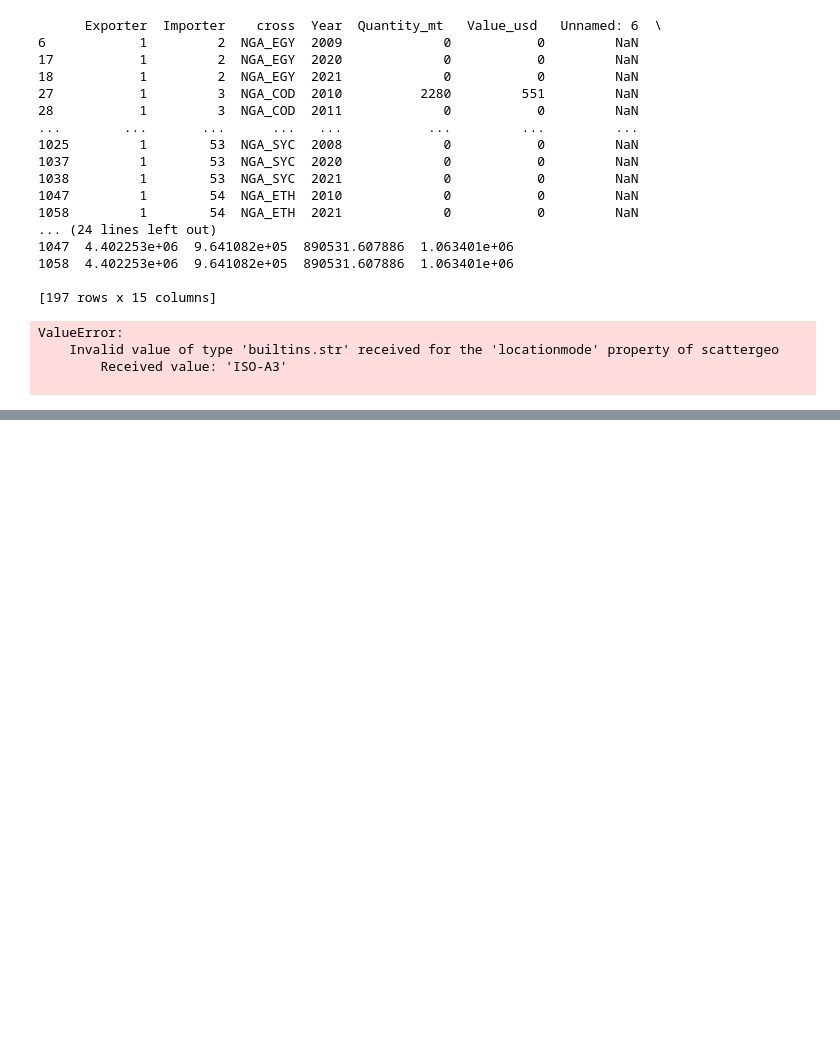
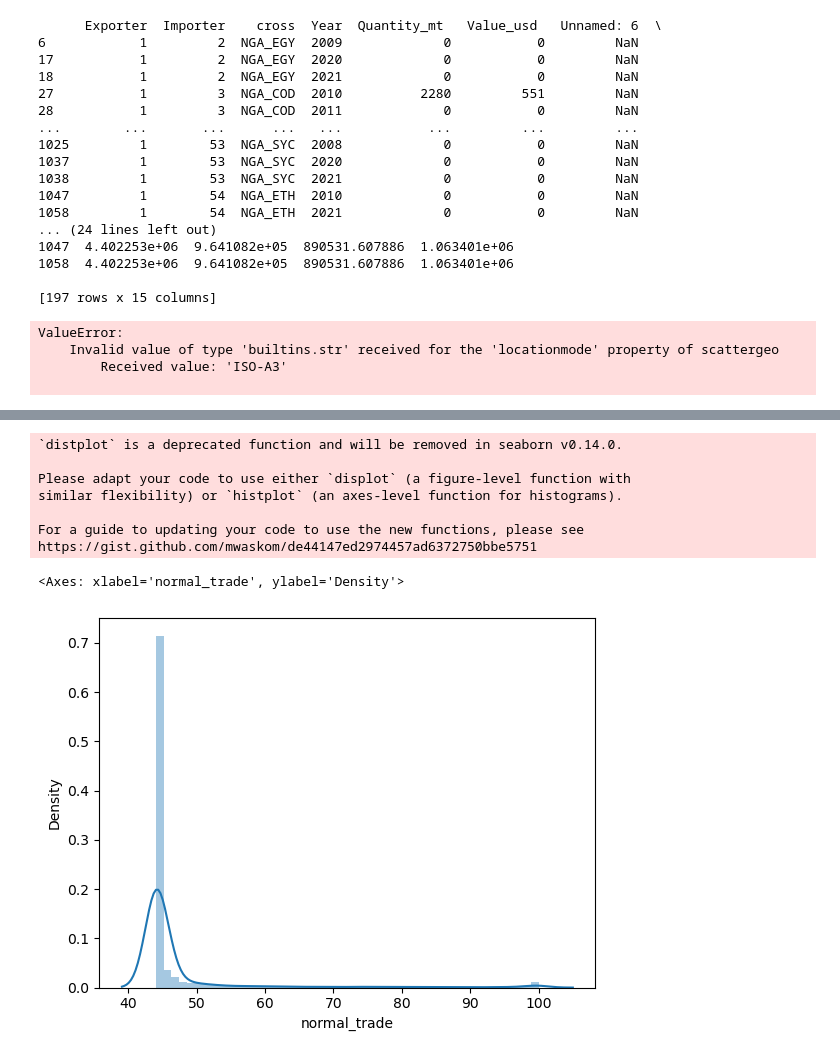
Before and after one commit to Astrrokid/trade_between_african_countries, a Jupyter notebook: Untitled.ipynb, the cells around one changed output, grey strips where cells are left out. Saved outputs shown, nothing was run; the diff lists cells and outputs as text; code cells hidden in the pictures; blank space fills up the shorter version.

```diff
--- a/Untitled.ipynb
+++ b/Untitled.ipynb
@@ -425,3 +576,42 @@ len(world)
+# %%
+import numpy as np
+import scipy.stats as stats
+
+# Copy the dataframe
+dff = df_filtered.copy()
+
+# Get the 'Import trade _metric Tons' column
+data = dff['Import trade _metric Tons']
+
+# Fit the data to a normal distribution
+mean_value = np.mean(data)
+std_dev = np.std(data)
+
+# Normalize the data to have a mean of 0 and standard deviation of 1
+normalized_data = (data - mean_value) / std_dev
+
+# Now, use the normal distribution to scale the values back
+# Use the CDF (Cumulative Distribution Function) to map the data points to a normal distribution
+normal_distribution_values = stats.norm.cdf(normalized_data)
+
+# If you want to scale these values back into a desired range, for example between 0 and 100
+scaled_values = normal_distribution_values * 100
+
+# Assign the transformed values back to the dataframe
+dff['normal_trade'] = scaled_values
+
+sns.distplot(dff['normal_trade'])
+# If you want to view the distribution of the transformed data
+# %% [output]
+`distplot` is a deprecated function and will be removed in seaborn v0.14.0.
+
+Please adapt your code to use either `displot` (a figure-level function with
+similar flexibility) or `histplot` (an axes-level function for histograms).
+
+For a guide to updating your code to use the new functions, please see
+https://gist.github.com/mwaskom/de44147ed2974457ad6372750bbe5751
+<Axes: xlabel='normal_trade', ylabel='Density'>
+[figure, added]
 # %%
 links= dict(source= x, target= y, value= z)
 
```
Also changed, not shown: parts of 15 cells of this notebook, 3 other files.
